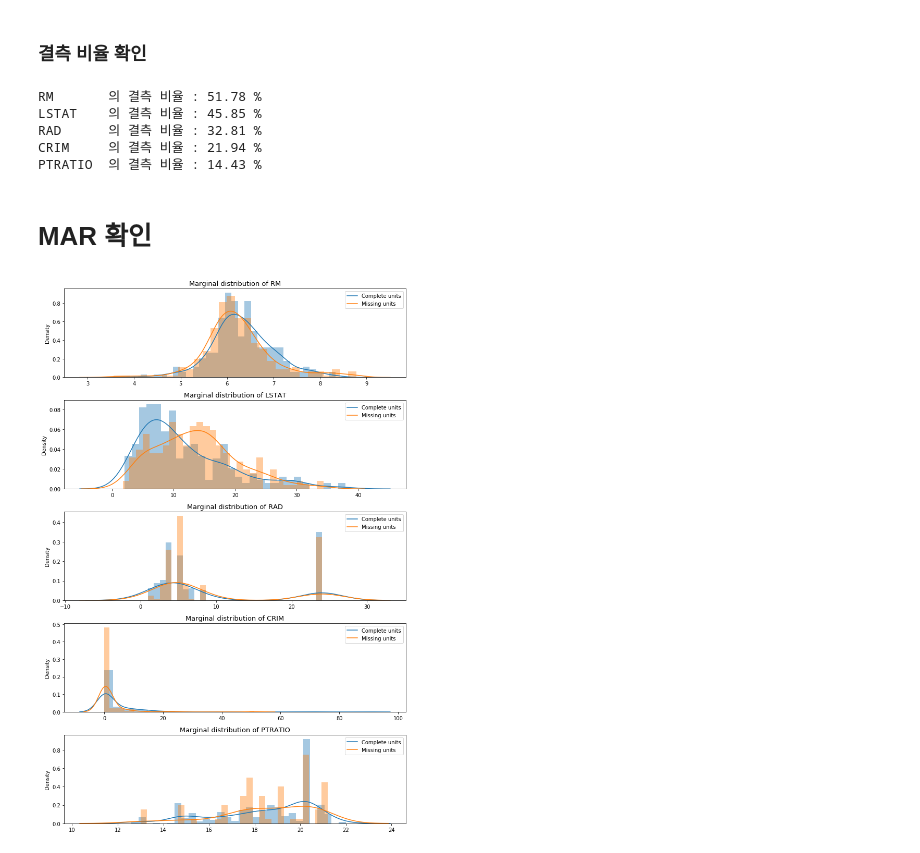
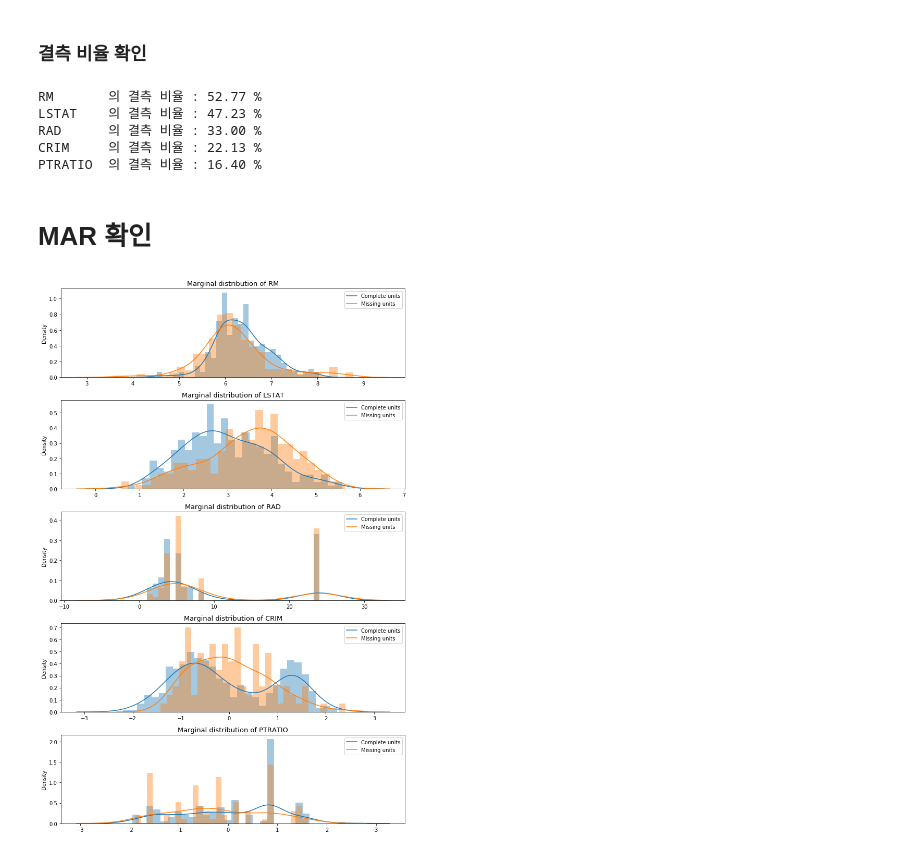
Before and after one commit to vrvrv/STA714_final, a Jupyter notebook: EDA.ipynb, the cells around one changed output. Saved outputs shown, nothing was run; the diff lists cells and outputs as text; code cells hidden in the pictures.

```diff
--- a/EDA.ipynb
+++ b/EDA.ipynb
@@ -27,3 +13,8 @@ data.head()
+# %%
+# Data load
+data = pd.read_csv('./data/boston.csv')
+data_tr = pd.read_csv('./data/boston_transform.csv', index_col = 'original_idx')
+data_missing = pd.read_csv('./data/boston_nan.csv', index_col = 'original_idx')
 # %% [markdown]
 #  각 변수별 분포 확인
 # %%
@@ -45,8 +51,6 @@ plt.show()
 # %% [markdown]
 # Missing Pattern 확인
 ### Monotone pattern
-# %%
-data_missing = pd.read_csv('./data/data_nan.csv', index_col = 0)
 # %%
 plt.figure(figsize=(10, 8))
 sns.heatmap(data_missing.isnull(), cbar = False)
@@ -65,27 +69,27 @@ print("RAD\t 의 결측 비율 : %.2f %%" % ((data_missing['RAD'].isnull()).mean
 print("CRIM\t 의 결측 비율 : %.2f %%" % ((data_missing['CRIM'].isnull()).mean()*100))
 print("PTRATIO\t 의 결측 비율 : %.2f %%" % ((data_missing['PTRATIO'].isnull()).mean()*100))
 # %% [output]
-RM       의 결측 비율 : 51.78 %
-LSTAT    의 결측 비율 : 45.85 %
-RAD      의 결측 비율 : 32.81 %
-CRIM     의 결측 비율 : 21.94 %
-PTRATIO  의 결측 비율 : 14.43 %
+RM       의 결측 비율 : 52.77 %
+LSTAT    의 결측 비율 : 47.23 %
+RAD      의 결측 비율 : 33.00 %
+CRIM     의 결측 비율 : 22.13 %
+PTRATIO  의 결측 비율 : 16.40 %
 # %% [markdown]
 # MAR 확인
 # %%
 bins = 30
 missing_cov = ['RM', 'LSTAT', 'RAD', 'CRIM', 'PTRATIO']
-complete_data = data[data_missing.isnull()]
+complete_data = data_tr[data_missing.isnull()]
 fig, ax = plt.subplots(5, figsize=(10,15))
 
 for i, cov in enumerate(missing_cov):
     sns.distplot(data_missing[cov], bins=bins, hist=True, ax= ax[i])
     sns.distplot(complete_data[cov], bins=bins, hist=True, ax= ax[i])
     ax[i].legend(['Complete units', 'Missing units'], loc="upper right", fontsize=10)
     ax[i].set_xlabel('')
     ax[i].set_title("Marginal distribution of "+ cov, fontsize=13)
 
 fig.tight_layout()
 plt.show()
 # %% [output]
-[figure, old version]
+[figure, new version]
```
Also changed, not shown: parts of 6 cells of this notebook, 6 other files.
